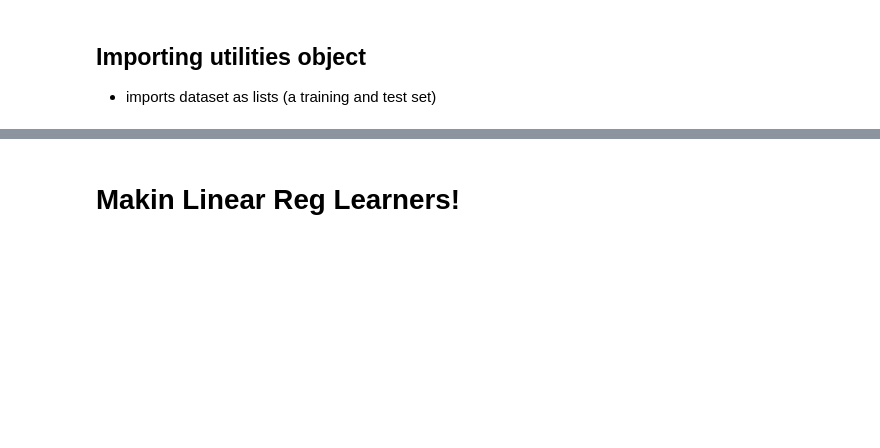
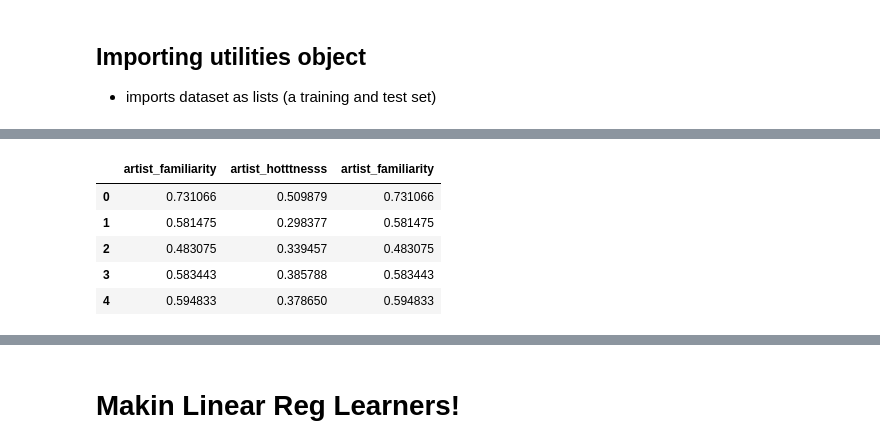
Before and after one commit to rshnn/song-success-predictor, a Jupyter notebook: basic-linear-reg-and-knn.ipynb, the cells around one changed output, grey strips where cells are left out. Drawn from its saved outputs; the diff is of its cells as text; code cells hidden in the pictures; blank space fills up the shorter version.

Commit message:
refactored linear regression model

```diff
--- a/basic-linear-reg-and-knn.ipynb
+++ b/basic-linear-reg-and-knn.ipynb
@@ -22,11 +22,11 @@ import config as config
 # %%
 %run utilities.py
 util = Utilities({}, use_json=False)
-training_list, testing_list = util.get_datasets()
+training_list, cv_list, testing_list = util.get_datasets()
 
 # turning the datasets into pandas DataFrames
-training_DF, testing_DF = util.create_dataframes(training_list, testing_list)
+training_DF, cv_DF, testing_DF = util.create_dataframes(training_list, cv_list, testing_list)
 
 # generate the energy and dance measures
-training_DF, testing_DF = util.generate_energy_measure(training_DF, testing_DF)
-training_DF, testing_DF = util.generate_dance_measure(training_DF, testing_DF)
+training_DF, cv_DF, testing_DF = util.generate_energy_measure(training_DF, cv_DF, testing_DF)
+training_DF, cv_DF, testing_DF = util.generate_dance_measure(training_DF, cv_DF, testing_DF)
@@ -32,0 +35,7 @@ training_DF, testing_DF = util.generate_dance_measure(training_DF, testing_DF)
+# %%
+X = training_DF['artist_familiarity artist_hotttnesss artist_familiarity'.split()]
+y = training_DF['song_hotttnesss']
+# %%
+mod = LinearRegressionModel()
+mod.train(X, y)
+mod.predict([X.loc[3]])
@@ -32,0 +76,9 @@ training_DF, testing_DF = util.generate_dance_measure(training_DF, testing_DF)
+# %%
+X.head()
+# %% [output]
+|  | artist_familiarity | artist_hotttnesss | artist_familiarity |
+| 0 | 0.731066 | 0.509879 | 0.731066 |
+| 1 | 0.581475 | 0.298377 | 0.581475 |
+| 2 | 0.483075 | 0.339457 | 0.483075 |
+| 3 | 0.583443 | 0.385788 | 0.583443 |
+| 4 | 0.594833 | 0.378650 | 0.594833 |
```
Also changed, not shown: parts of 25 cells of this notebook, 9 other files.
